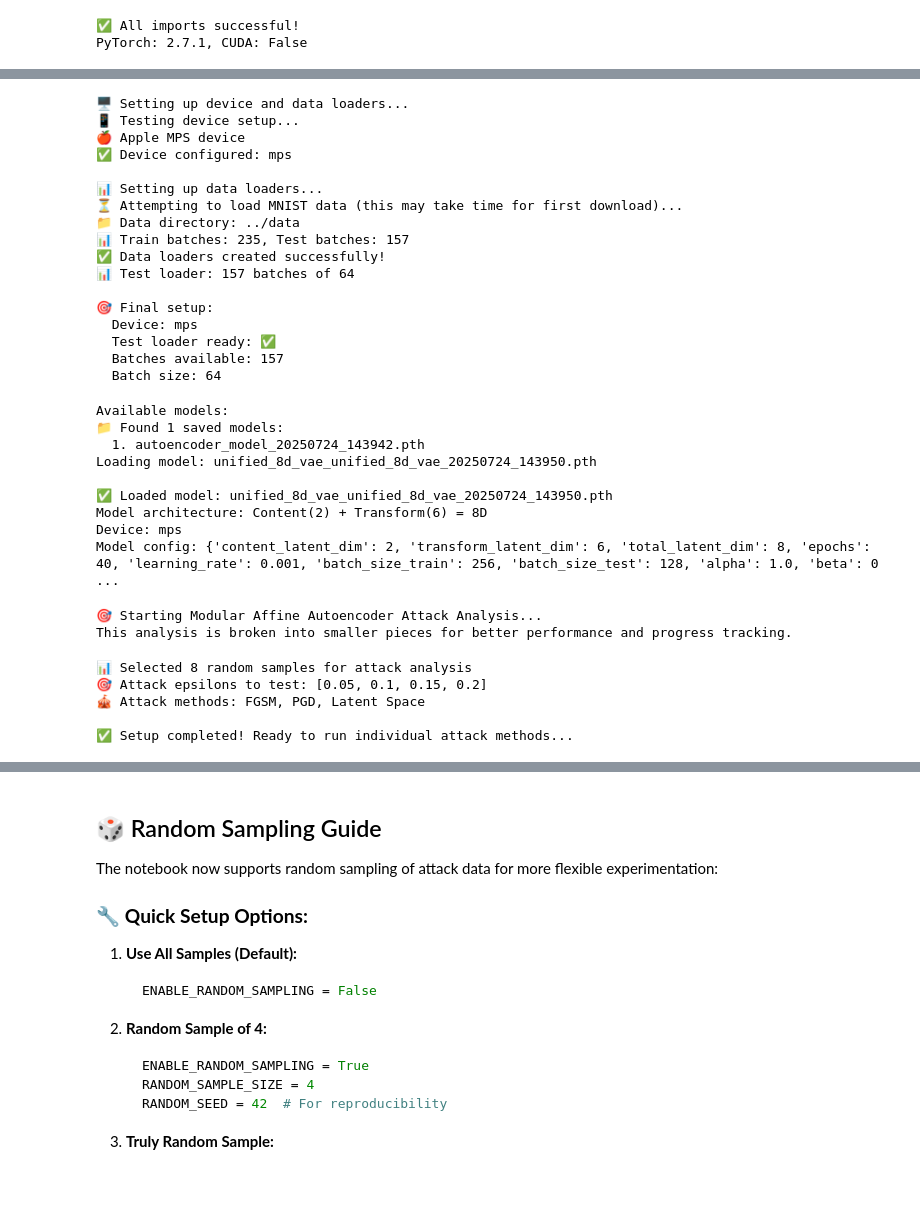
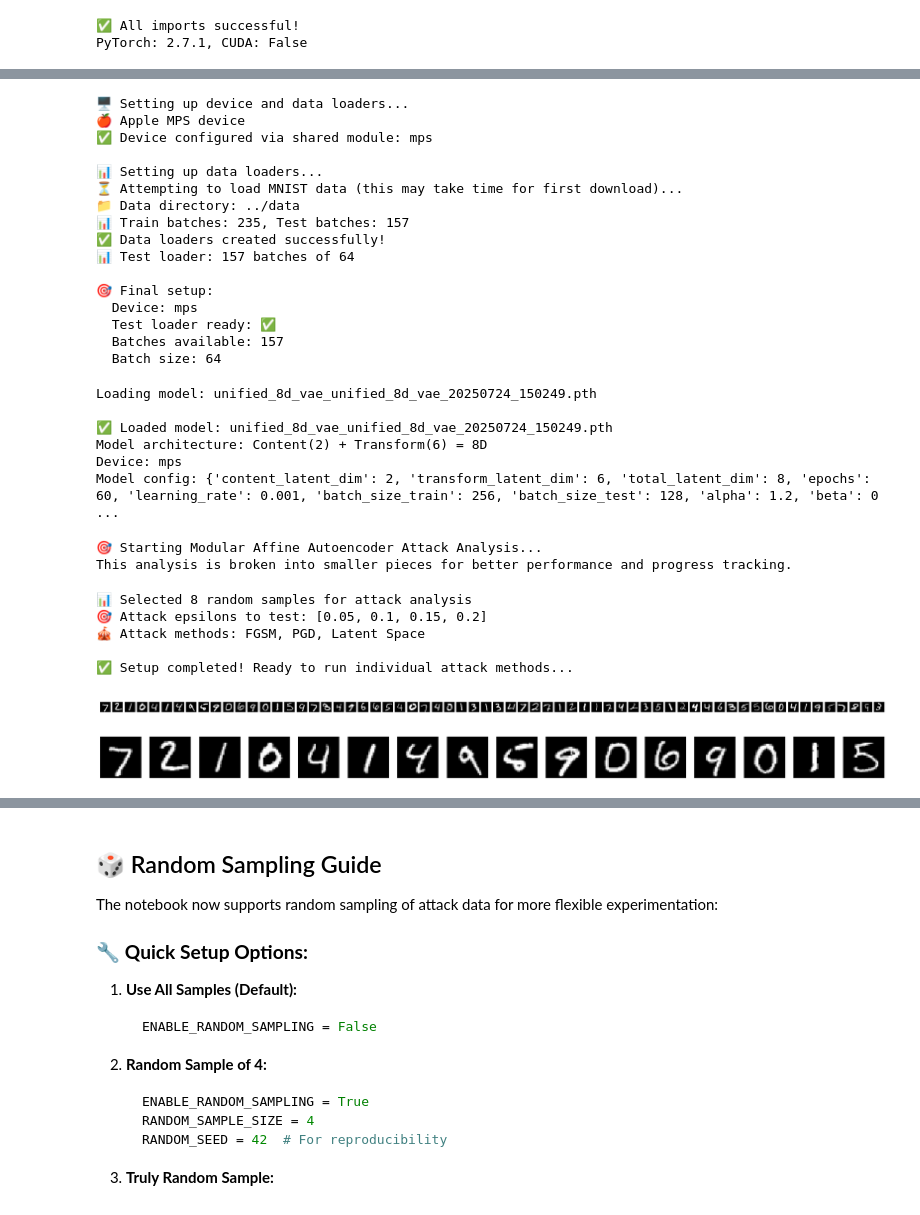
Before and after one commit to amplipy/adversAE, a Jupyter notebook: adversae/vae_training/affine/affine_adversarial_attack_analysis.ipynb, the cells around one changed output, grey strips where cells are left out. Saved outputs shown, nothing was run; the diff lists cells and outputs as text; code cells hidden in the pictures.

Commit message:
lots of updates of fgsm attack and also tensorflow visualization

```diff
--- a/adversae/vae_training/affine/affine_adversarial_attack_analysis.ipynb
+++ b/adversae/vae_training/affine/affine_adversarial_attack_analysis.ipynb
@@ -121,25 +118,10 @@ print(f"  Beta (KL weight): {CONFIG['beta']}")
 # %%
-# 🔍 QUICK ENVIRONMENT CHECK
-print("🔍 Quick environment check...")
+# 🔍 COMPREHENSIVE ENVIRONMENT CHECK
+from environment_checks import EnvironmentChecker
 
-# Basic imports check
-try:
-    import os
-    import torch
-    print(f"✅ PyTorch: {torch.__version__}")
+# Initialize environment checker with current config
+env_checker = EnvironmentChecker(CONFIG)
 
-    # Check data directory
-    data_dir = CONFIG['data_dir']
-    print(f"📁 Data dir: {data_dir} {'(exists)' if os.path.exists(data_dir) else '(will create)'}")
-
-    # Check device availability
-    cuda_available = torch.cuda.is_available()
-    print(f"🖥️ CUDA available: {cuda_available}")
-
-    print("✅ Basic environment OK")
-
-except Exception as e:
-    print(f"❌ Environment issue: {e}")
-
-print("Proceeding to data setup...")
+# Run full environment check
+env_results = env_checker.run_full_environment_check()
 # %% [output]
@@ -152,17 +140,10 @@ Proceeding to data setup...
 # %%
-# 🖥️ SETUP DEVICE & DATA (with diagnostics)
+# 🖥️ SETUP DEVICE & DATA (using environment checker)
 print("🖥️ Setting up device and data loaders...")
 
-# Device setup with fallback
-try:
-    print("📱 Testing device setup...")
-    device = shared.get_cloud_device(CONFIG)
-    print(f"✅ Device configured: {device}")
-except Exception as e:
-    print(f"❌ Device setup failed: {e}")
-    print("🔄 Using fallback device configuration...")
-    device = torch.device('cuda' if torch.cuda.is_available() else 'cpu')
-    print(f"✅ Fallback device: {device}")
+# Device setup using environment checker
+device, device_status = env_checker.setup_device_with_fallback()
+print(device_status)
 
 # Data loading with timeout and fallbacks
 print("\n📊 Setting up data loaders...")
@@ -246,9 +227,8 @@ if test_loader is not None:
     print(f"  Batch size: {test_loader.batch_size}")
 # %% [output]
 🖥️ Setting up device and data loaders...
-📱 Testing device setup...
 🍎 Apple MPS device
-✅ Device configured: mps
+✅ Device configured via shared module: mps
 
 📊 Setting up data loaders...
 ⏳ Attempting to load MNIST data (this may take time for first download)...
@@ -263,12 +243,8 @@ if test_loader is not None:
   Batches available: 157
   Batch size: 64
 # %%
-# 🏗️ LOAD TRAINED MODEL
-print("Available models:")
-shared.list_saved_models()
-
 # Load your trained affine autoencoder
-model_file = "unified_8d_vae_unified_8d_vae_20250724_143950.pth"  # Update this!
+model_file = "unified_8d_vae_unified_8d_vae_20250724_150249.pth"  # Update this!
 
 print(f"Loading model: {model_file}")
 
@@ -295,15 +271,12 @@ model_config = checkpoint.get('config', {})
 if model_config:
     print(f"Model config: {model_config}")
 # %% [output]
-Available models:
-📁 Found 1 saved models:
-  1. autoencoder_model_20250724_143942.pth
-Loading model: unified_8d_vae_unified_8d_vae_20250724_143950.pth
+Loading model: unified_8d_vae_unified_8d_vae_20250724_150249.pth
 
-✅ Loaded model: unified_8d_vae_unified_8d_vae_20250724_143950.pth
+✅ Loaded model: unified_8d_vae_unified_8d_vae_20250724_150249.pth
 Model architecture: Content(2) + Transform(6) = 8D
 Device: mps
-Model config: {'content_latent_dim': 2, 'transform_latent_dim': 6, 'total_latent_dim': 8, 'epochs': 40, 'learning_rate': 0.001, 'batch_size_train': 256, 'batch_size_test': 128, 'alpha': 1.0, 'beta': 0 ...
+Model config: {'content_latent_dim': 2, 'transform_latent_dim': 6, 'total_latent_dim': 8, 'epochs': 60, 'learning_rate': 0.001, 'batch_size_train': 256, 'batch_size_test': 128, 'alpha': 1.2, 'beta': 0 ...
 # %%
 # 🎯 MODULAR ATTACK ANALYSIS (with Progress Bars)
 print("🎯 Starting Modular Affine Autoencoder Attack Analysis...")
@@ -339,3 +312,10 @@ This analysis is broken into smaller pieces for better performance and progress
 🎪 Attack methods: FGSM, PGD, Latent Space
 
 ✅ Setup completed! Ready to run individual attack methods...
+# %%
+f2,a2 = plt.subplots(1, len(test_images), figsize=(25, 6))
+for i,j in zip(a2, test_images):
+    i.imshow(j.squeeze(), cmap='gray')
+    i.axis('off')
+# %% [output]
+[figure, added]
@@ -342,2 +327,9 @@ This analysis is broken into smaller pieces for better performance and progress
+# %%
+f2,a2 = plt.subplots(1, len(orig_images), figsize=(25, 6))
+for i,j in zip(a2, test_images):
+    i.imshow(j.squeeze(), cmap='gray')
+    i.axis('off')
+# %% [output]
+[figure, added]
 # %%
 # 🔧 DEVICE COMPATIBILITY CHECK FOR ADVERSARIAL ATTACKS
```
Also changed, not shown: parts of 24 cells of this notebook, 43 other files.
